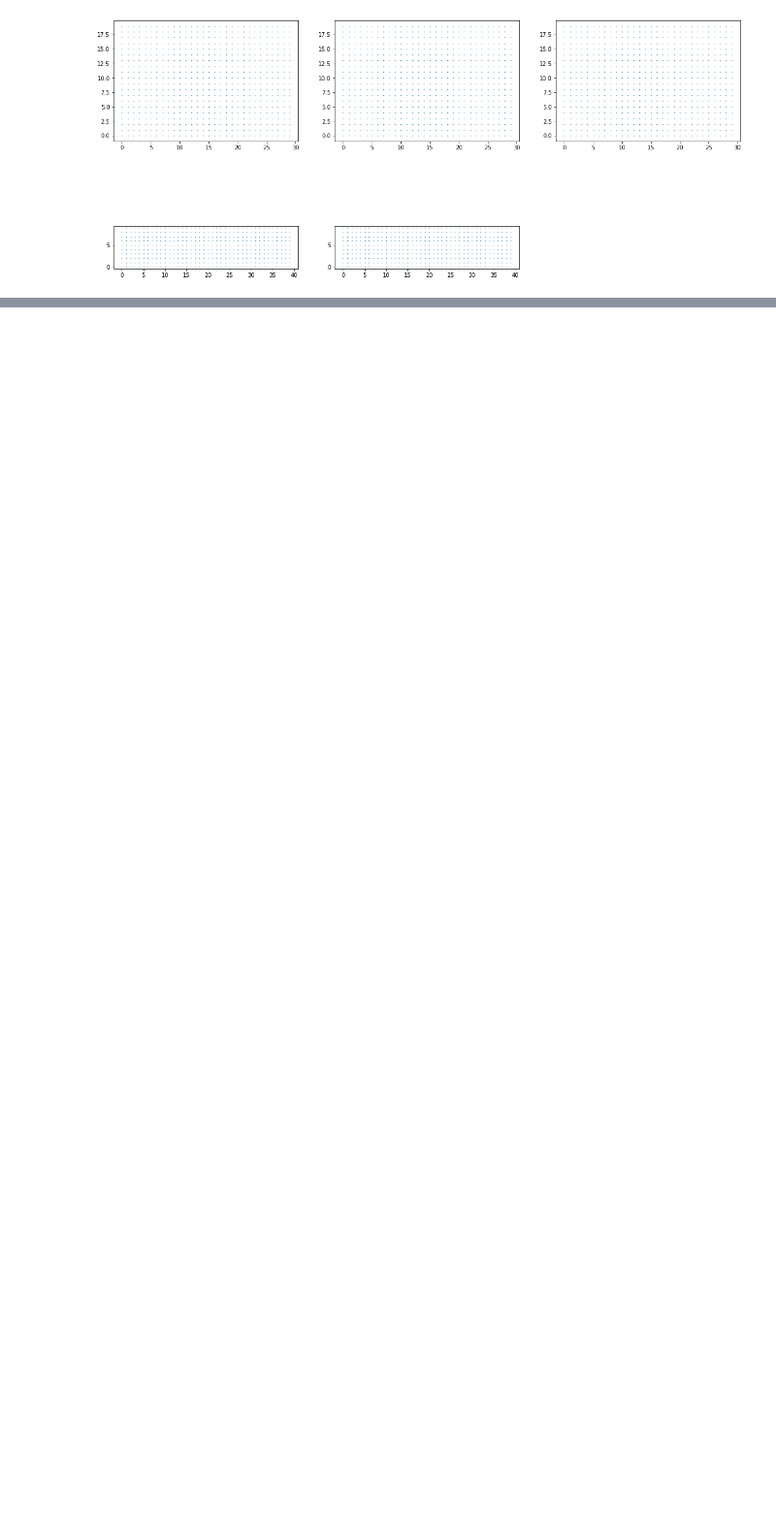
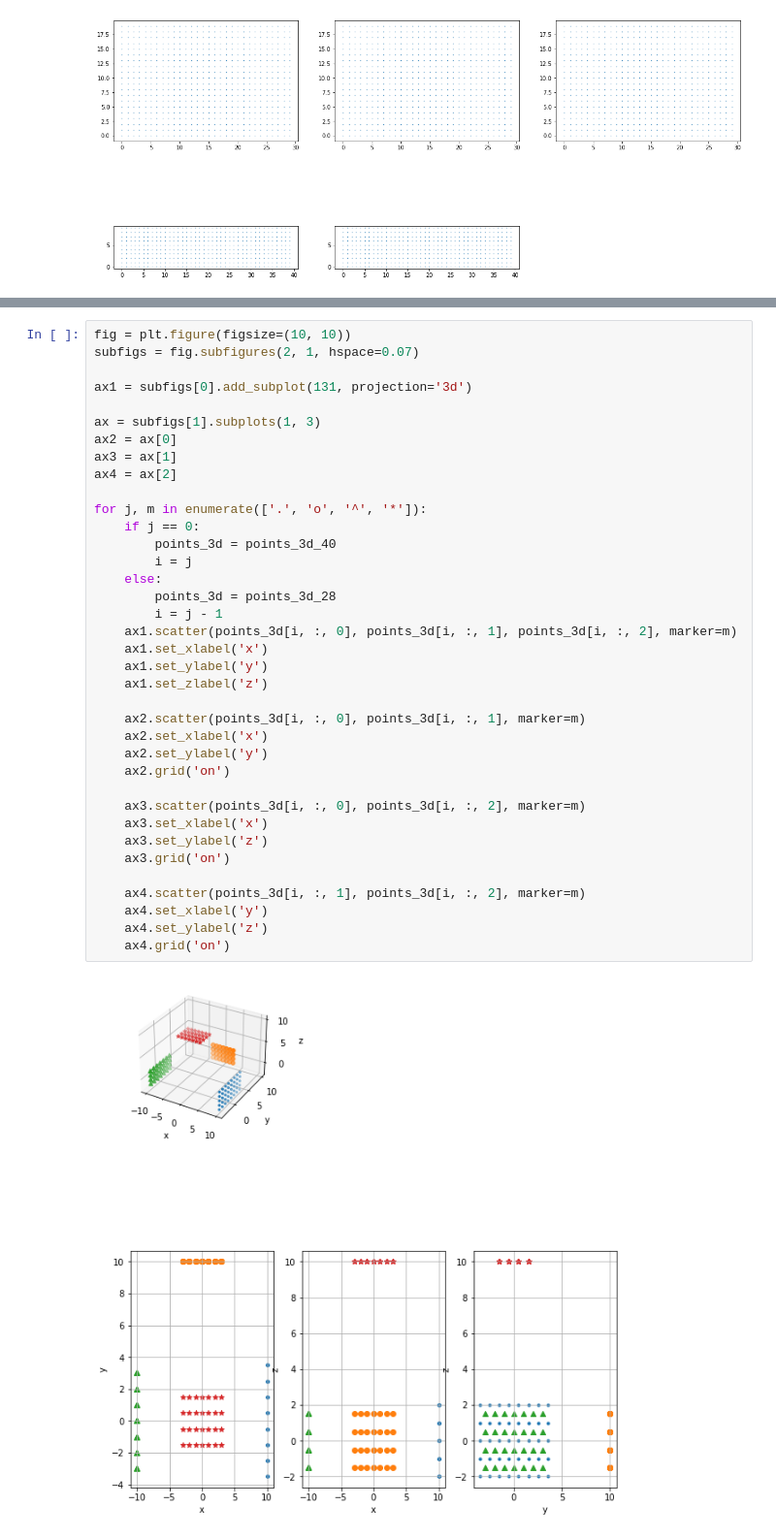
Before and after one commit to YanivHollander/kornia_nerf_jupyter, a Jupyter notebook: test_rays.ipynb, the cells around one changed output, grey strips where cells are left out. Shown at 97% size. Saved outputs shown, nothing was run; the diff lists cells and outputs as text; blank space fills up the shorter version.

```diff
--- a/test_rays.ipynb
+++ b/test_rays.ipynb
@@ -73,0 +124,39 @@ ax.set_aspect('equal')
+# %%
+fig = plt.figure(figsize=(10, 10))
+subfigs = fig.subfigures(2, 1, hspace=0.07)
+
+ax1 = subfigs[0].add_subplot(131, projection='3d')
+
+ax = subfigs[1].subplots(1, 3)
+ax2 = ax[0]
+ax3 = ax[1]
+ax4 = ax[2]
+
+for j, m in enumerate(['.', 'o', '^', '*']):
+    if j == 0:
+        points_3d = points_3d_40
+        i = j
+    else:
+        points_3d = points_3d_28
+        i = j - 1
+    ax1.scatter(points_3d[i, :, 0], points_3d[i, :, 1], points_3d[i, :, 2], marker=m)
+    ax1.set_xlabel('x')
+    ax1.set_ylabel('y')
+    ax1.set_zlabel('z')
+
+    ax2.scatter(points_3d[i, :, 0], points_3d[i, :, 1], marker=m)
+    ax2.set_xlabel('x')
+    ax2.set_ylabel('y')
+    ax2.grid('on')
+
+    ax3.scatter(points_3d[i, :, 0], points_3d[i, :, 2], marker=m)
+    ax3.set_xlabel('x')
+    ax3.set_ylabel('z')
+    ax3.grid('on')
+
+    ax4.scatter(points_3d[i, :, 1], points_3d[i, :, 2], marker=m)
+    ax4.set_xlabel('y')
+    ax4.set_ylabel('z')
+    ax4.grid('on')
+# %% [output]
+[figure, added]
```
Also changed, not shown: parts of 8 cells of this notebook.
